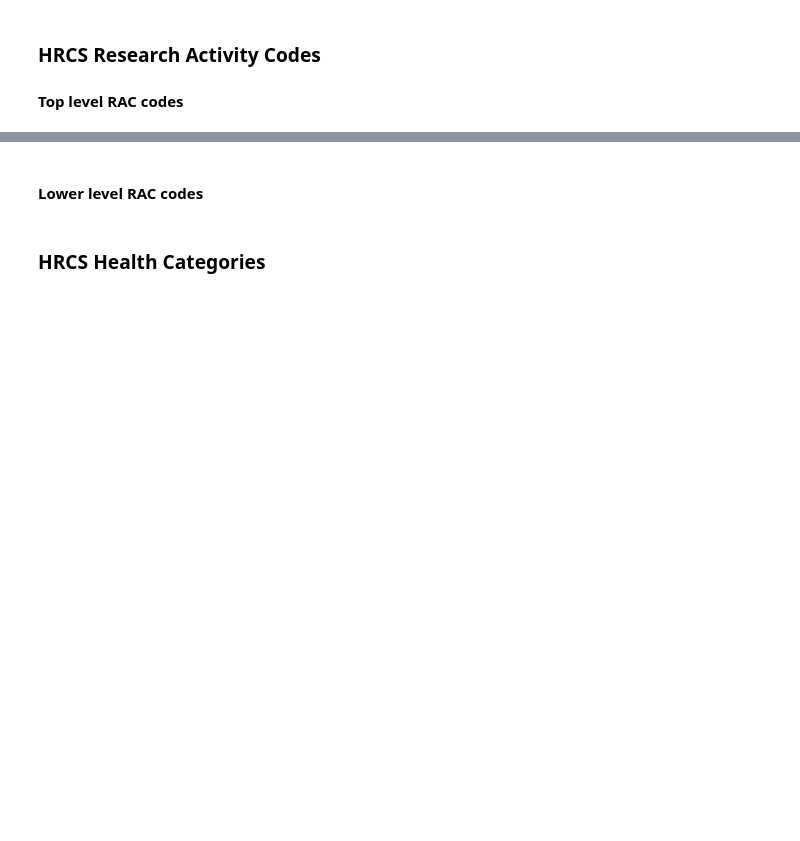
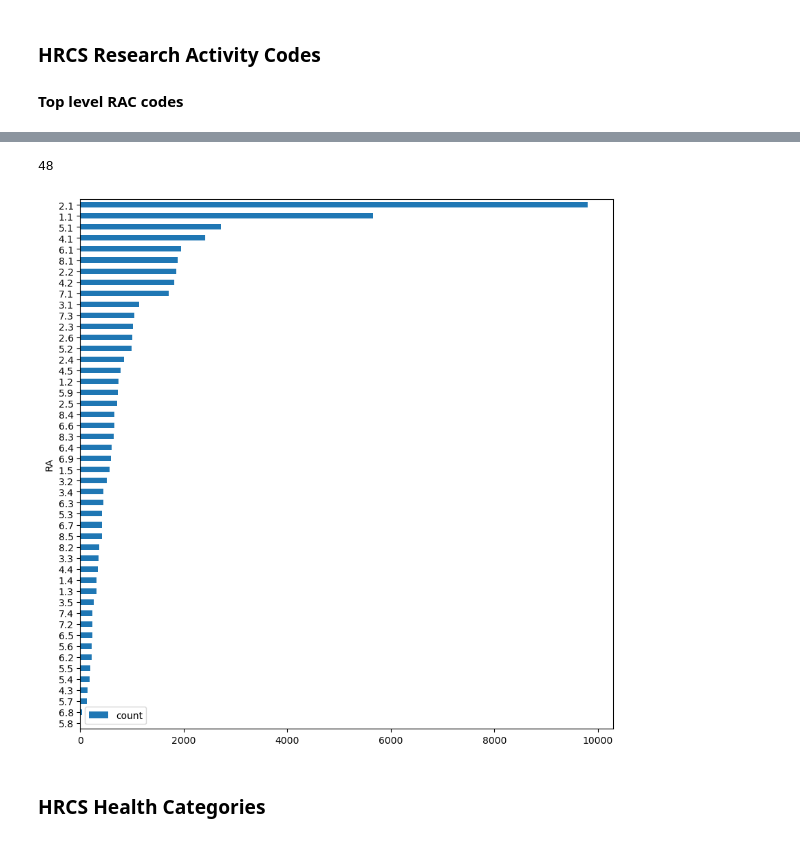
Before and after one commit to wellcometrust/grant_hrcs_tagger, a Jupyter notebook: notebooks/tag_overview.ipynb, the cells around one changed output, grey strips where cells are left out. Cells and saved outputs as stored; diff of their text form; code cells hidden in the pictures; blank space fills up the shorter version.

```diff
--- a/notebooks/tag_overview.ipynb
+++ b/notebooks/tag_overview.ipynb
@@ -13,0 +21,2 @@ ra_df.head()
+# %%
+ra_df_exploded = ra_df.explode('RA')
@@ -14,6 +47,12 @@ ra_df.head()
+# %%
+ra_df_exploded['RA'].nunique()
+# %% [output]
+48
 # %%
-higher_ra_counts = ra_df[['RA1', 'count']].copy()
-higher_ra_counts = higher_ra_counts.groupby('RA1', as_index=False).sum()
-higher_ra_counts.plot(kind='barh', y='count', x='RA1', figsize=(10, 3));
+ra_counts = ra_df_exploded[['RA', 'count']].copy()
+ra_counts = ra_counts.groupby('RA', as_index=False).sum()
+# sort by count
+ra_counts = ra_counts.sort_values('count', ascending=True)
+ra_counts.plot(kind='barh', y='count', x='RA', figsize=(10, 10));
+# %% [output]
+[figure, added]
-# %% [markdown]
-#### Lower level RAC codes
```
Also changed, not shown: parts of 8 cells of this notebook, 2 other files.
